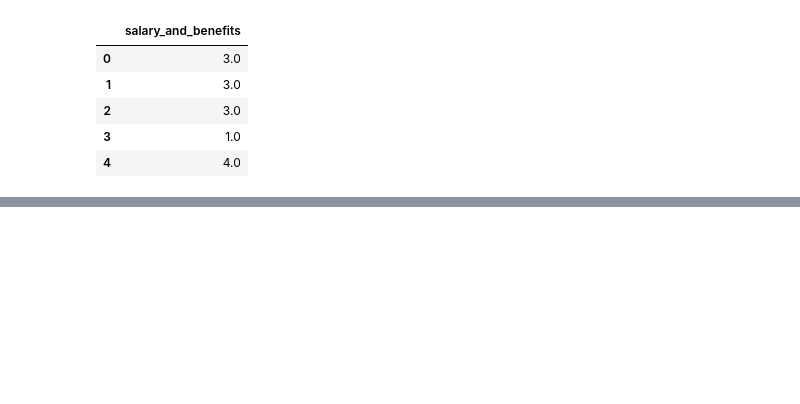
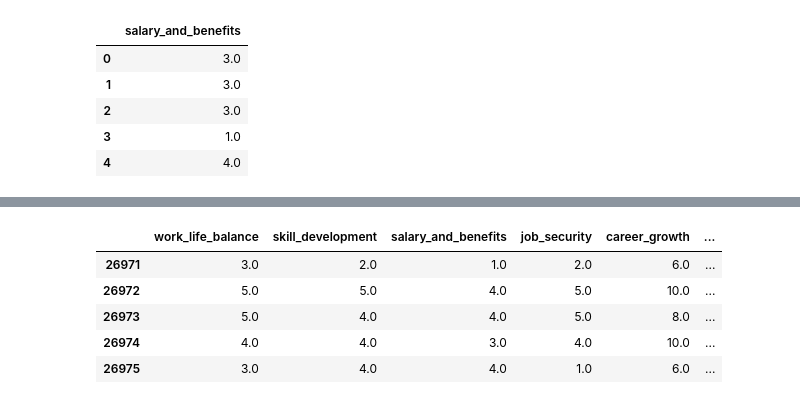
Before and after one commit to TEcjddns/UChicago_AIML_Project, a Jupyter notebook: EmployeeHappiness.ipynb, the cells around one changed output, grey strips where cells are left out. Drawn from its saved outputs; the diff is of its cells as text; code cells hidden in the pictures; blank space fills up the shorter version.

```diff
--- a/EmployeeHappiness.ipynb
+++ b/EmployeeHappiness.ipynb
@@ -1248,0 +1266,11 @@ split_and_run()
+# %%
+df1 = df[feature_columns]
+df1['career_growth'] = 2 * df1['career_growth']
+df1.tail()
+# %% [output]
+|  | work_life_balance | skill_development | salary_and_benefits | job_security | career_growth | ... |
+| 26971 | 3.0 | 2.0 | 1.0 | 2.0 | 6.0 | ... |
+| 26972 | 5.0 | 5.0 | 4.0 | 5.0 | 10.0 | ... |
+| 26973 | 5.0 | 4.0 | 4.0 | 5.0 | 8.0 | ... |
+| 26974 | 4.0 | 4.0 | 3.0 | 4.0 | 10.0 | ... |
+| 26975 | 3.0 | 4.0 | 4.0 | 1.0 | 6.0 | ... |
```
Also changed, not shown: parts of 14 cells of this notebook, 2 other files.
